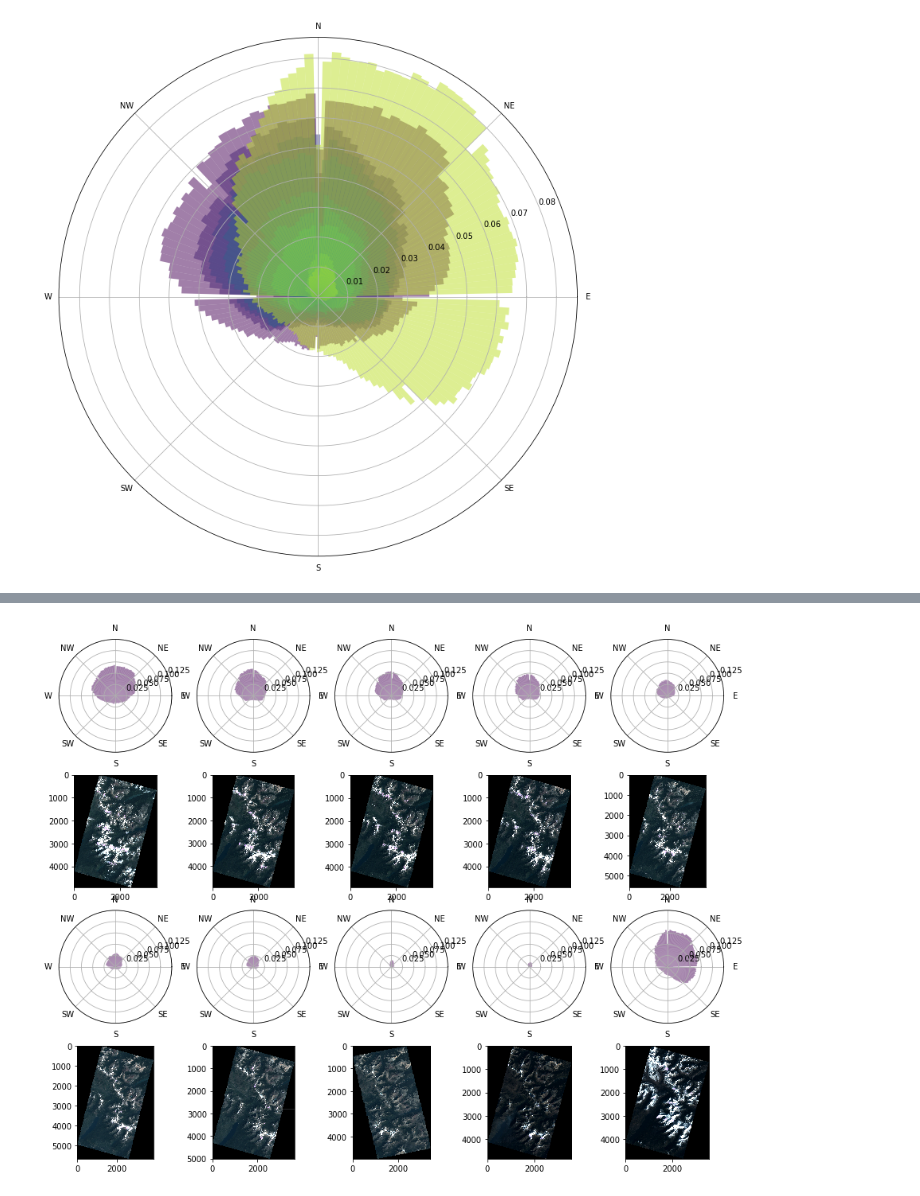
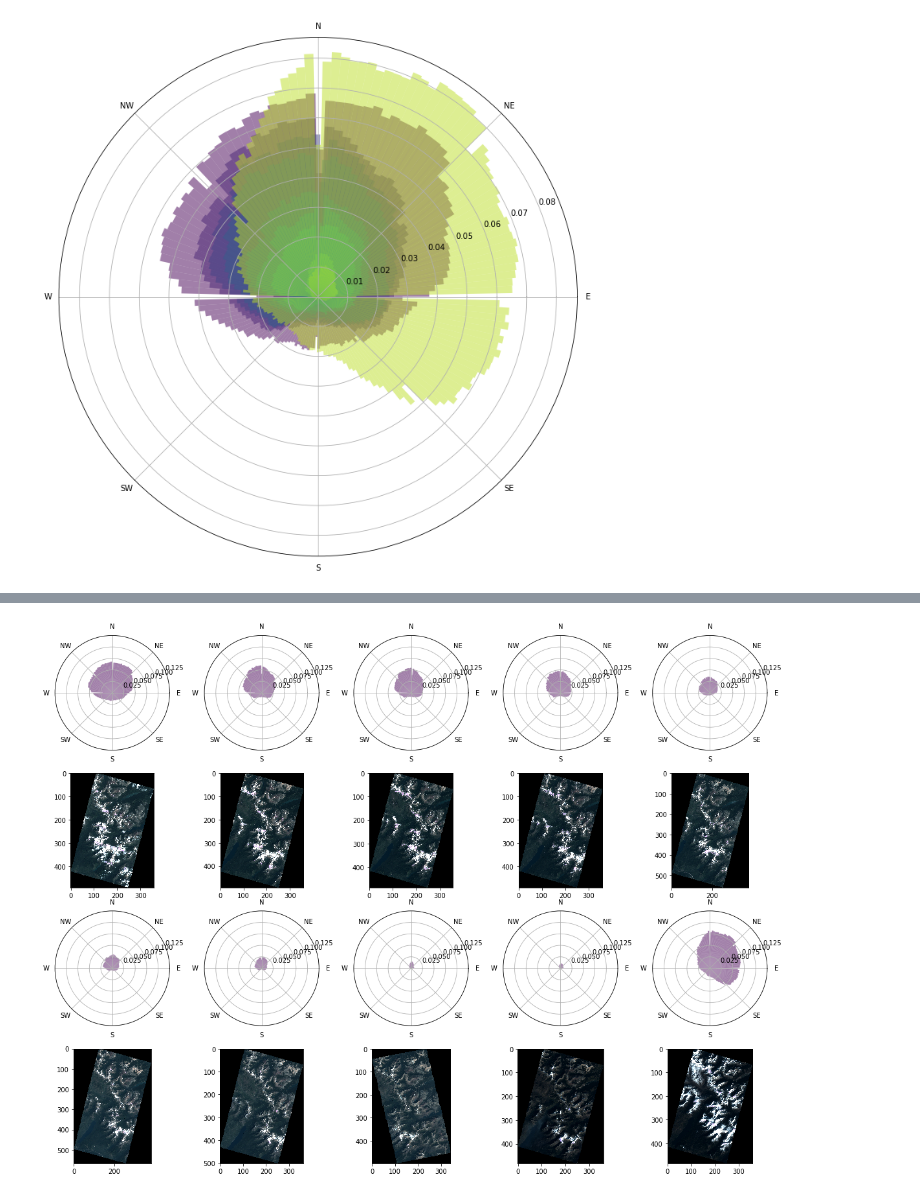
Before and after one commit to ohcaude/Glacier, a Jupyter notebook: snow.ipynb, the cells around one changed output, grey strips where cells are left out. Saved outputs shown, nothing was run; the diff lists cells and outputs as text; code cells hidden in the pictures.

```diff
--- a/snow.ipynb
+++ b/snow.ipynb
@@ -23,7 +23,7 @@ ims = []
 for cc,filename in zip(range(len(os.listdir(directory_name))),os.listdir(directory_name)):
     print(filename)
     im = imread(directory_name+filename)
-    ims.append(im)
+    ims.append(im[0::10,0::10,:])
     snow = np.zeros(im.shape)
     snow[np.where(im>120)]=1
     el = pkl.load(open('./elevation/'+filename[0:-4]+'.pckl','rb'))
@@ -64,12 +64,3 @@ ax.set_xticklabels(['E','NE','N','NW','W','SW','S','SE'])
 plt.show()
 # %% [output]
 [figure]
-# %%
-im_display = rescale_intensity(im,out_range=(0,255),in_range=(10,120)).astype('uint8')
-plt.imshow(im_display[900:1900,1500:2500,:])
-plt.show()
-plt.imshow(dir[900:1900,1500:2500])
-plt.colorbar()
-plt.show()
-plt.imshow(el[900:1900,1500:2500])
-plt.show()
@@ -80,18 +67,18 @@ plt.show()
 # %%
-plt.figure(figsize=(15, 12))
+plt.figure(figsize=(20, 15))
 for cc,theta,radii,width in zip(range(len(faces)),faces,snow_accumulations,widths):
     if cc<5:
         count = cc+1
     else:
         count = 5+cc+1
     ax = plt.subplot(4,5,count, projection='polar')
     bars = ax.bar(theta, radii, width=width, bottom=0.0,color=plt.cm.viridis(0/len(os.listdir(directory_name))),alpha=0.5)
     ax.set_xticks([0, np.pi/4,np.pi/2,3*np.pi/4,np.pi,5*np.pi/4,3*np.pi/2,7*np.pi/4])
     ax.set_yticks([0.025,0.05,0.075,0.1,0.125])
     ax.set_xticklabels(['E','NE','N','NW','W','SW','S','SE'])
     im_display = rescale_intensity(ims[cc],out_range=(0,255),in_range=(10,120)).astype('uint8')
     ax = plt.subplot(4,5,count+5)
     plt.imshow(im_display)
 plt.show()
 # %% [output]
-[figure, old version]
+[figure, new version]
```
Also changed, not shown: parts of 3 cells of this notebook, 1 other file.
